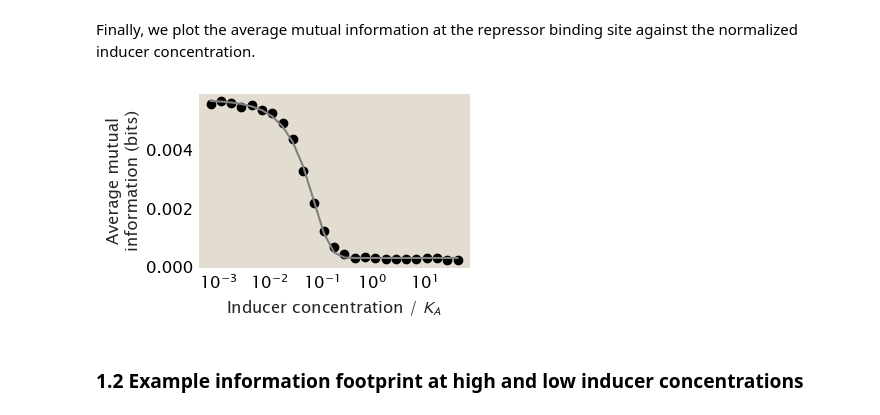
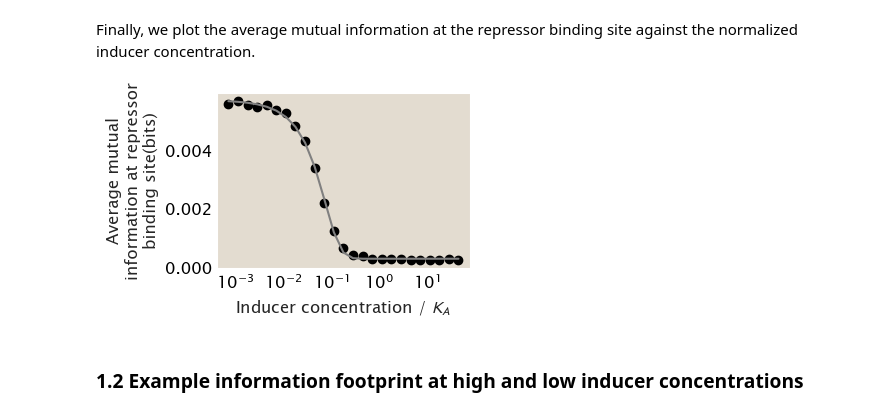
Before and after one commit to RPGroup-PBoC/theoretical_regseq, a Jupyter notebook: notebooks/fig10_inducer.ipynb, the cells around one changed output. Drawn from its saved outputs; the diff is of its cells as text; code cells hidden in the pictures.

```diff
--- a/notebooks/fig10_inducer.ipynb
+++ b/notebooks/fig10_inducer.ipynb
@@ -197,15 +197,15 @@ Finally, we plot the average mutual information at the repressor binding site ag
 # %%
 fig, ax = plt.subplots(figsize=(4, 2.6))
 ax.scatter(norm_inducer_conc, signal, color='k')
 ax.plot(norm_inducer_conc, sigmoid(norm_inducer_conc, *popt), color='grey')
 ax.set_xscale('log')
 ax.set_xticks([0.001, 0.01, 0.1, 1, 10])
 ax.set_xlabel('Inducer concentration / ' + r'$K_A$')
-ax.set_ylabel('Average mutual\ninformation (bits)')
+ax.set_ylabel('Average mutual\ninformation at repressor\nbinding site(bits)')
 plt.tight_layout()
 plt.savefig('../plots/fig10/inducer.pdf', bbox_inches='tight')
 # %% [output]
-[figure, old version]
+[figure, new version]
 # %% [markdown]
 ### 1.2 Example information footprint at high and low inducer concentrations
 # %% [markdown]
```
Also changed, not shown: parts of 2 cells of this notebook.
